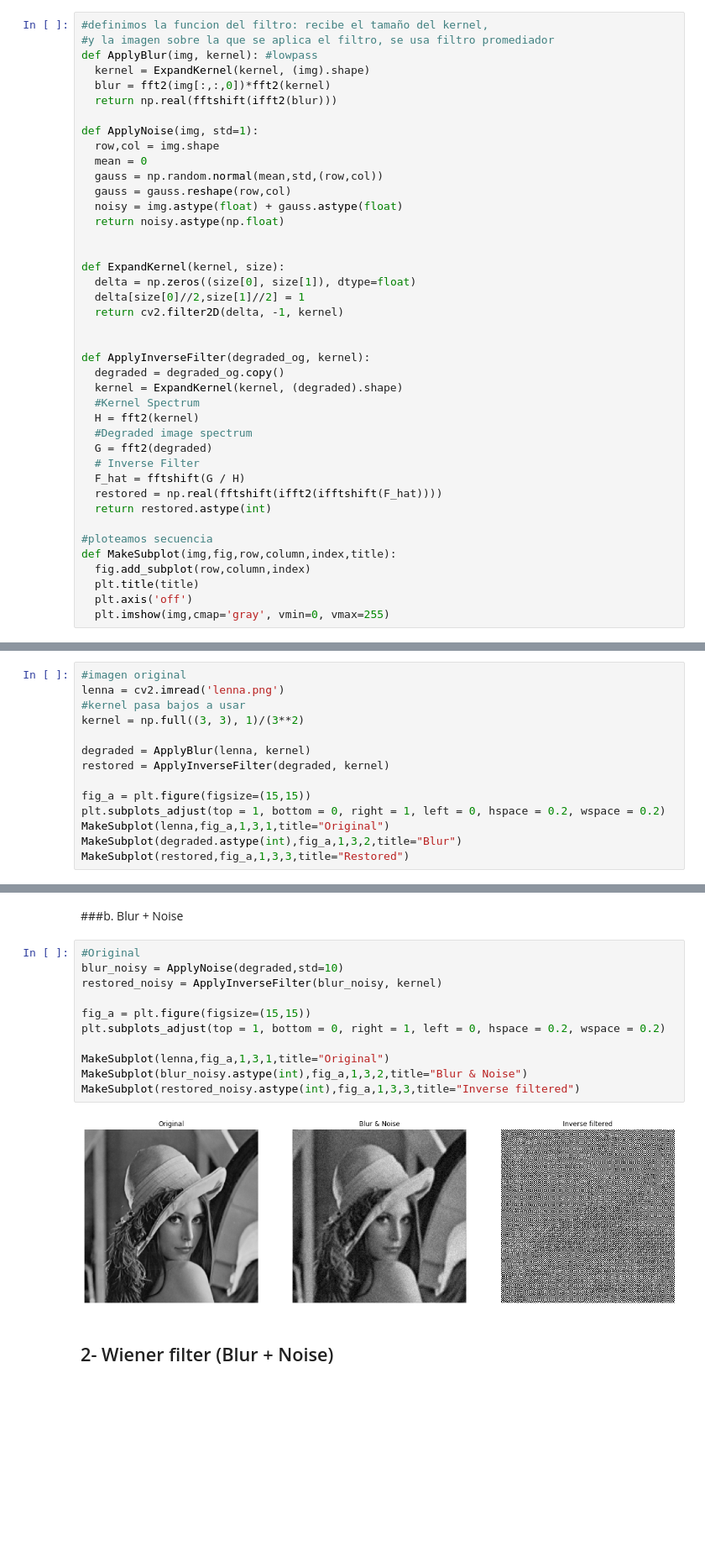
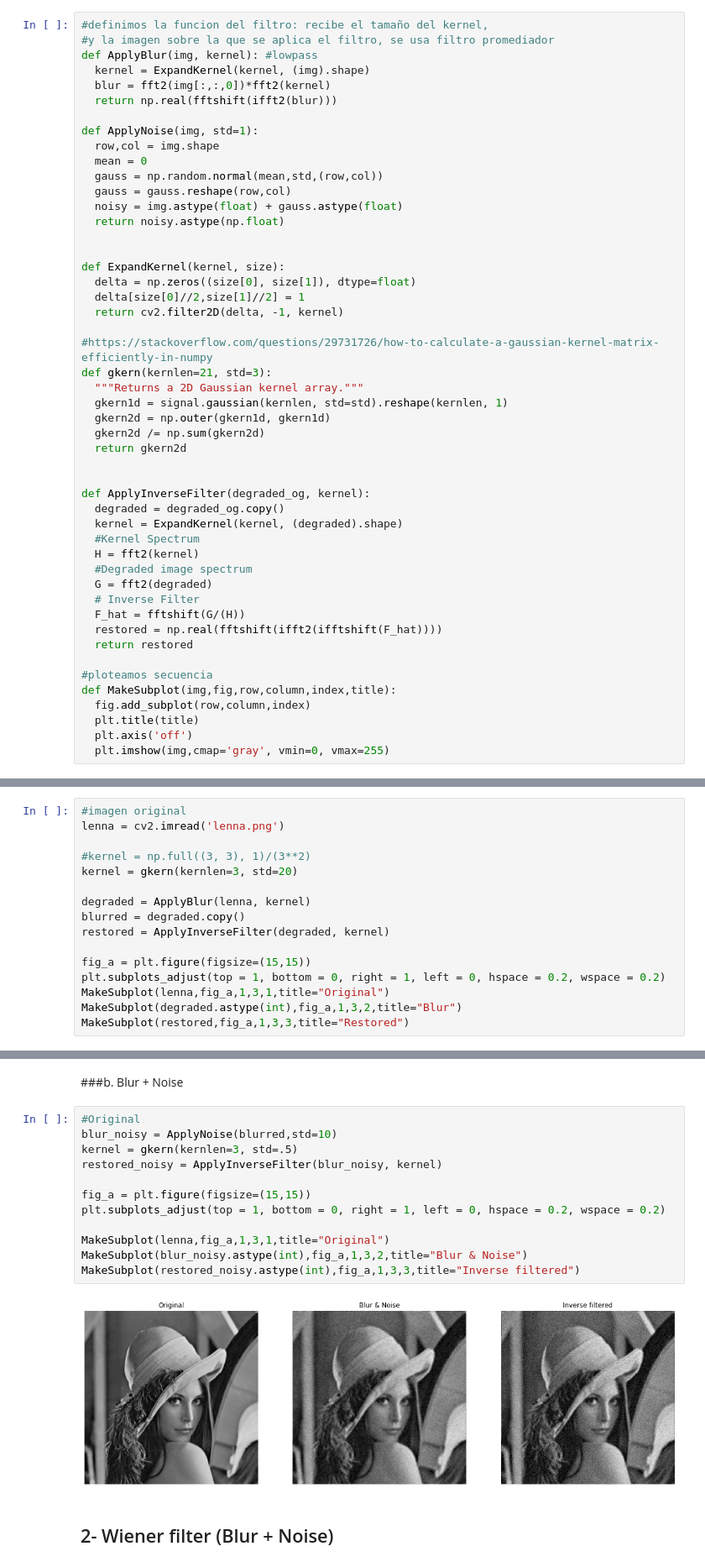
Before and after one commit to LuFernandez/imagaynes, a Jupyter notebook: Restauracion_imgs/restore.ipynb, the cells around one changed output, grey strips where cells are left out. Shown at 84% size. Cells and saved outputs as stored; diff of their text form; blank space fills up the shorter version.

Commit message:
pasé a kernel gaussiano y parece estar andando como debería

```diff
--- a/Restauracion_imgs/restore.ipynb
+++ b/Restauracion_imgs/restore.ipynb
@@ -41,6 +41,14 @@ def ExpandKernel(kernel, size):
   delta[size[0]//2,size[1]//2] = 1
   return cv2.filter2D(delta, -1, kernel)
 
+#https://stackoverflow.com/questions/29731726/how-to-calculate-a-gaussian-kernel-matrix-efficiently-in-numpy
+def gkern(kernlen=21, std=3):
+  """Returns a 2D Gaussian kernel array."""
+  gkern1d = signal.gaussian(kernlen, std=std).reshape(kernlen, 1)
+  gkern2d = np.outer(gkern1d, gkern1d)
+  gkern2d /= np.sum(gkern2d)
+  return gkern2d
+
 
 def ApplyInverseFilter(degraded_og, kernel):
   degraded = degraded_og.copy()
@@ -50,9 +58,9 @@ def ApplyInverseFilter(degraded_og, kernel):
   #Degraded image spectrum
   G = fft2(degraded)
   # Inverse Filter
-  F_hat = fftshift(G / H)
+  F_hat = fftshift(G/(H))
   restored = np.real(fftshift(ifft2(ifftshift(F_hat))))
-  return restored.astype(int)
+  return restored
 
 #ploteamos secuencia
 def MakeSubplot(img,fig,row,column,index,title):
@@ -67,10 +75,12 @@ def MakeSubplot(img,fig,row,column,index,title):
 # %%
 #imagen original
 lenna = cv2.imread('lenna.png')
-#kernel pasa bajos a usar
-kernel = np.full((3, 3), 1)/(3**2)
+
+#kernel = np.full((3, 3), 1)/(3**2)
+kernel = gkern(kernlen=3, std=20)
 
 degraded = ApplyBlur(lenna, kernel)
+blurred = degraded.copy()
 restored = ApplyInverseFilter(degraded, kernel)
 
 fig_a = plt.figure(figsize=(15,15))
@@ -84,17 +94,18 @@ MakeSubplot(restored,fig_a,1,3,3,title="Restored")
 ###b. Blur + Noise
 # %%
 #Original
-blur_noisy = ApplyNoise(degraded,std=10)
+blur_noisy = ApplyNoise(blurred,std=10)
+kernel = gkern(kernlen=3, std=.5)
 restored_noisy = ApplyInverseFilter(blur_noisy, kernel)
 
 fig_a = plt.figure(figsize=(15,15))
 plt.subplots_adjust(top = 1, bottom = 0, right = 1, left = 0, hspace = 0.2, wspace = 0.2)
 
 MakeSubplot(lenna,fig_a,1,3,1,title="Original")
 MakeSubplot(blur_noisy.astype(int),fig_a,1,3,2,title="Blur & Noise")
 MakeSubplot(restored_noisy.astype(int),fig_a,1,3,3,title="Inverse filtered")
 # %% [output]
-[figure, old version]
+[figure, new version]
 # %% [markdown]
 ## 2- Wiener filter (Blur + Noise)
 # %%
```
